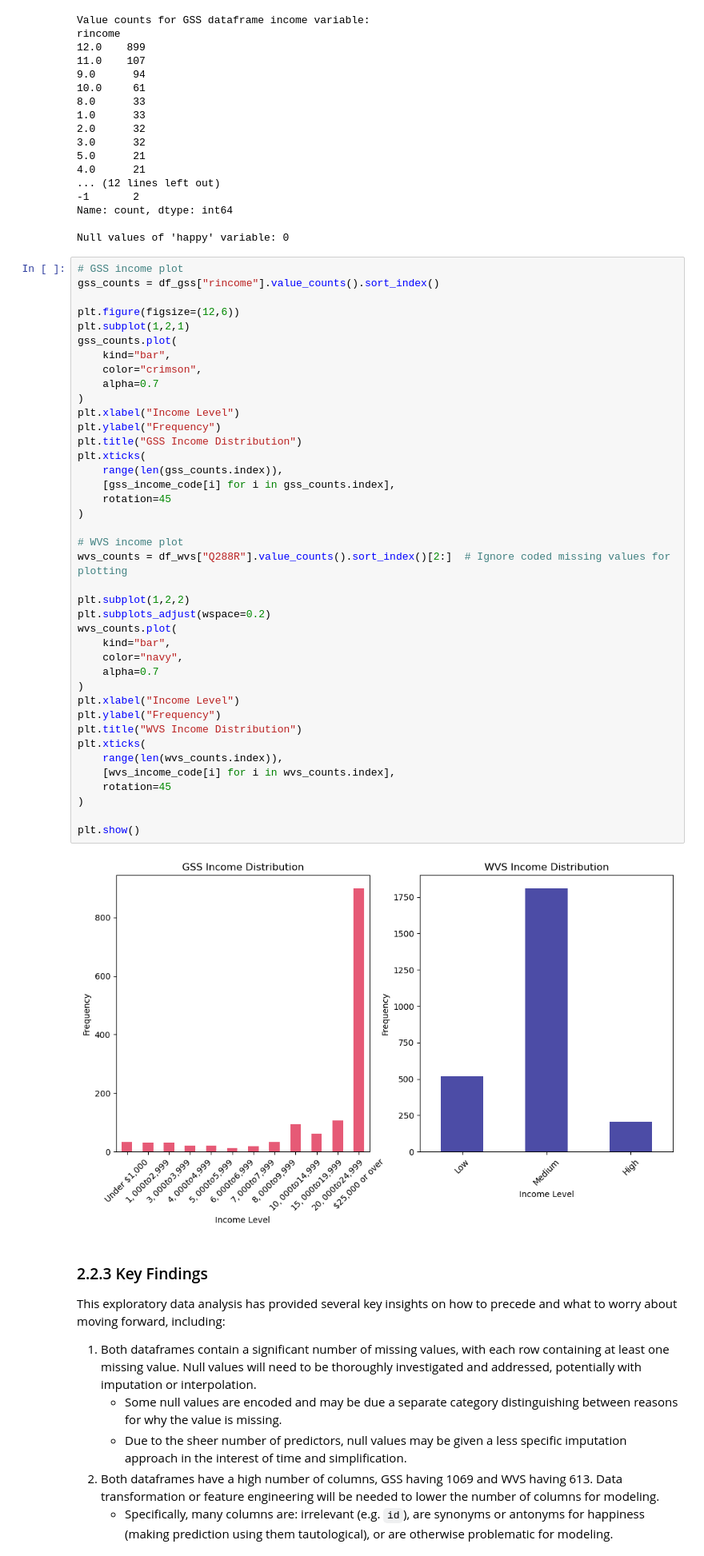
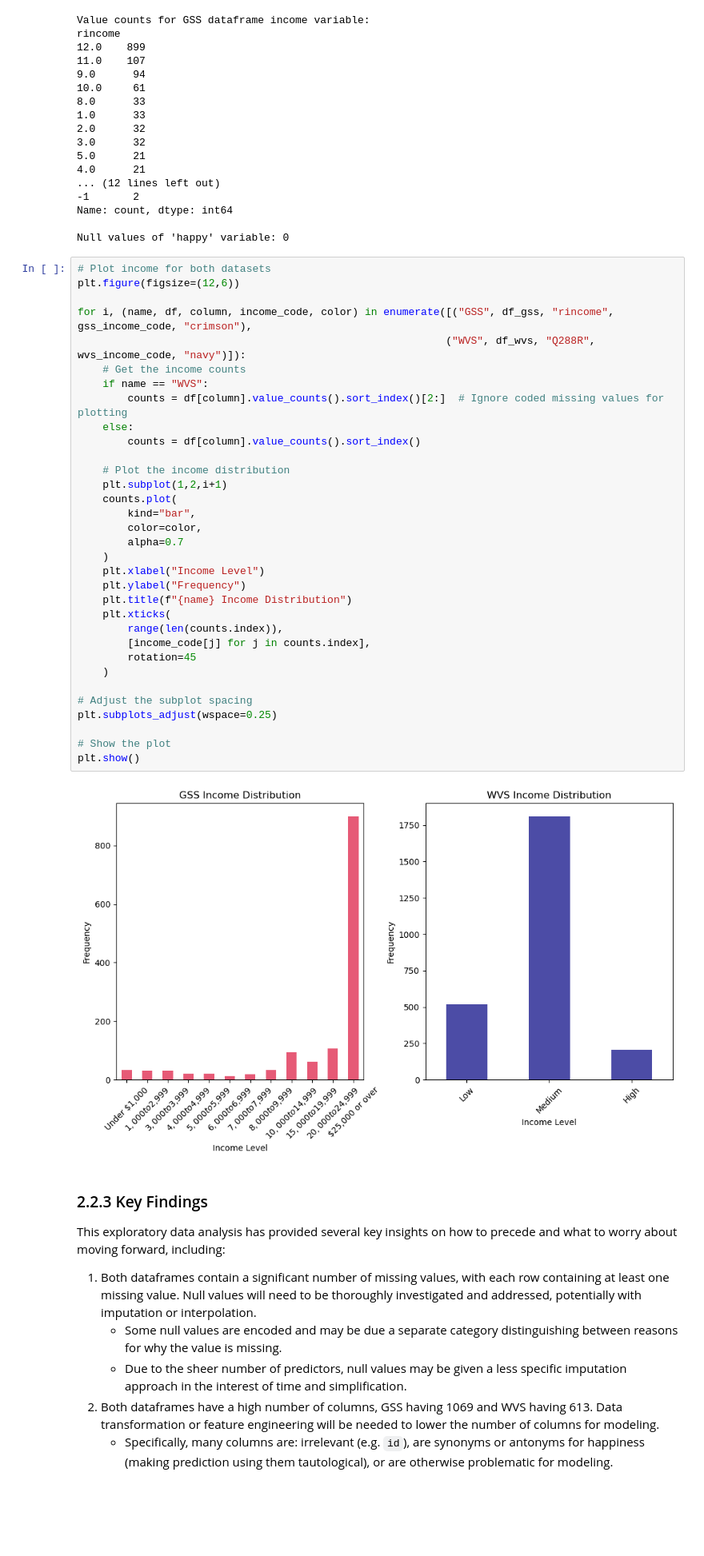
Before and after one commit to JasperSylvestre/unc-mads, a Jupyter notebook: final_report.ipynb, the cells around one changed output. Shown at 80% size. Cells and saved outputs as stored; diff of their text form; blank space fills up the shorter version.

```diff
--- a/final_report.ipynb
+++ b/final_report.ipynb
@@ -358,48 +369,41 @@ rincome
 Name: count, dtype: int64
 
 Null values of 'happy' variable: 0
-# %%
-# GSS income plot
-gss_counts = df_gss["rincome"].value_counts().sort_index()
-
-plt.figure(figsize=(12,6))
-plt.subplot(1,2,1)
-gss_counts.plot(
-    kind="bar",
-    color="crimson",
-    alpha=0.7
-)
-plt.xlabel("Income Level")
-plt.ylabel("Frequency")
-plt.title("GSS Income Distribution")
-plt.xticks(
-    range(len(gss_counts.index)),
-    [gss_income_code[i] for i in gss_counts.index],
-    rotation=45
-)
-
-# WVS income plot
-wvs_counts = df_wvs["Q288R"].value_counts().sort_index()[2:]  # Ignore coded missing values for plotting
-
-plt.subplot(1,2,2)
-plt.subplots_adjust(wspace=0.2)
-wvs_counts.plot(
-    kind="bar",
-    color="navy",
-    alpha=0.7
-)
-plt.xlabel("Income Level")
-plt.ylabel("Frequency")
-plt.title("WVS Income Distribution")
-plt.xticks(
-    range(len(wvs_counts.index)),
-    [wvs_income_code[i] for i in wvs_counts.index],
-    rotation=45
-)
-
-plt.show()
-# %% [output]
-[figure, removed]
+# %%
+# Plot income for both datasets
+plt.figure(figsize=(12,6))
+
+for i, (name, df, column, income_code, color) in enumerate([("GSS", df_gss, "rincome", gss_income_code, "crimson"),
+                                                           ("WVS", df_wvs, "Q288R", wvs_income_code, "navy")]):
+    # Get the income counts
+    if name == "WVS":
+        counts = df[column].value_counts().sort_index()[2:]  # Ignore coded missing values for plotting
+    else:
+        counts = df[column].value_counts().sort_index()
+
+    # Plot the income distribution
+    plt.subplot(1,2,i+1)
+    counts.plot(
+        kind="bar",
+        color=color,
+        alpha=0.7
+    )
+    plt.xlabel("Income Level")
+    plt.ylabel("Frequency")
+    plt.title(f"{name} Income Distribution")
+    plt.xticks(
+        range(len(counts.index)),
+        [income_code[j] for j in counts.index],
+        rotation=45
+    )
+
+# Adjust the subplot spacing
+plt.subplots_adjust(wspace=0.25)
+
+# Show the plot
+plt.show()
+# %% [output]
+[figure, added]
 # %% [markdown]
 ### 2.2.3 Key Findings
 
```
Also changed, not shown: parts of 16 cells of this notebook.
